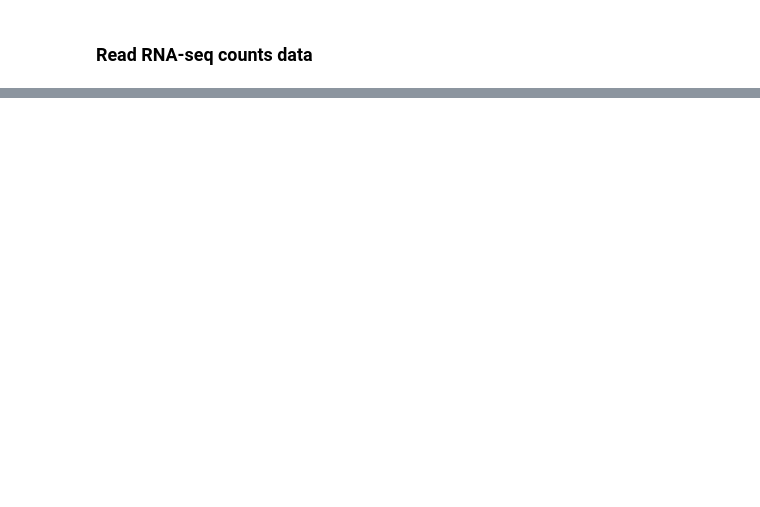
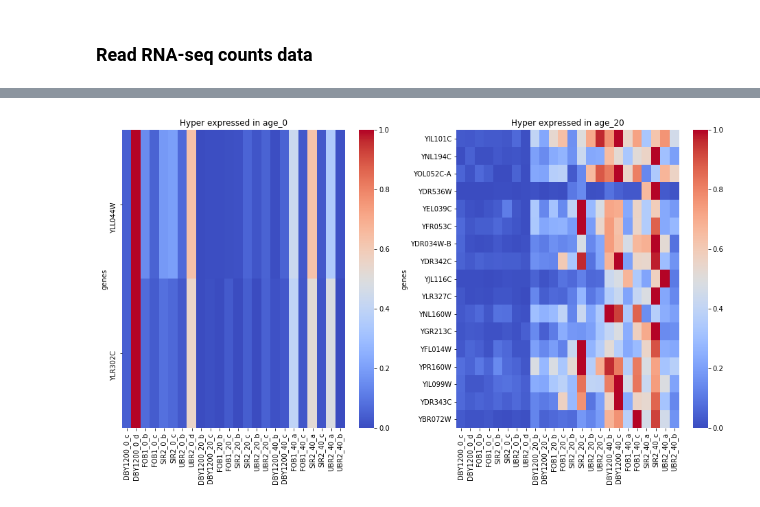
Before and after one commit to Javkhaa/rna_seq_analysis, a Jupyter notebook: rna_seq_deg/DEG_explorer.ipynb, the cells around one changed output, grey strips where cells are left out. Drawn from its saved outputs; the diff is of its cells as text; code cells hidden in the pictures; blank space fills up the shorter version.

Commit message:
updated jupyter notebook

```diff
--- a/rna_seq_deg/DEG_explorer.ipynb
+++ b/rna_seq_deg/DEG_explorer.ipynb
@@ -47,6 +74,5 @@ def read_rnaseq_counts(infile):
 # %% [markdown]
 ### Read RNA-seq counts data
 # %%
-rnaseq_counts_files = sorted(glob.glob('/Users/jganbat/Documents/jupyter_notebooks/rna_seq_analysis/rna_counts/*'))
-
+rnaseq_counts_files = sorted(glob.glob('../rna_counts/*'))
 combined_counts = pd.concat([read_rnaseq_counts(rnaseq_count) for rnaseq_count in rnaseq_counts_files], axis=1).sort_index()
@@ -78,26 +95,0 @@ gene_size_df = pd.DataFrame.from_records(gene_size_list, columns=['gene', 'gene_
-# %%
-# Normalize based on gene size
-combined_counts = combined_counts.apply(lambda x: x/gene_size_df.loc[x.name, 'gene_size'], axis=1)
-# Normalize counts by total sum
-norm_df = combined_counts.apply(lambda x: x/x.sum(), axis=0)
-# %%
-def plot_heatmap(df):
-    norm_df = df.apply(lambda x: x/max(x), axis=1)
-    return go.Heatmap(x=norm_df.columns, y=norm_df.index, z=norm_df)
-
-
-def plot_deg_gene_matrix(combined_counts_df, col_order, deg_file, fold_change_threshold=3):
-    # Diff Exp Genes from edgeR
-    deg_df = pd.read_csv(deg_file, sep='\t').set_index('genes')
-    up_deg_df = deg_df[deg_df['logFC'] >= fold_change_threshold].sort_values(by='logFC', ascending=False)
-    down_deg_df = deg_df[deg_df['logFC'] <= -fold_change_threshold].sort_values(by='logFC')
-
-    grp1_name, grp2_name = deg_file[:-len('.tsv')].split('_vs_')
-    fig = make_subplots(rows=1, cols=2, vertical_spacing=10,
-                        subplot_titles=('Hyper expressed in {}'.format(grp1_name),
-                                        'Hyper expressed in {}'.format(grp2_name)))
-
-    fig.add_trace(plot_heatmap(combined_counts.loc[down_deg_df.index, col_order]), row=1, col=1)
-    fig.add_trace(plot_heatmap(combined_counts.loc[up_deg_df.index, col_order]), row=1, col=2)
-    fig.update_layout(height=600, width=1200)
-    fig.show()
@@ -104,3 +130,3 @@ def plot_deg_gene_matrix(combined_counts_df, col_order, deg_file, fold_change_th
 # %%
-plot_deg_gene_matrix(combined_counts, age_ordered_cols, 'age_0_vs_age_20.tsv', fold_change_threshold=2)
+plot_deg_gene_matrix(combined_counts, age_ordered_cols, 'age_0_vs_age_20.tsv', fold_change_threshold=3)
 # %% [output]
@@ -108 +133,2 @@ plot_deg_gene_matrix(combined_counts, age_ordered_cols, 'age_0_vs_age_20.tsv', f
+[figure, added]
 # %%
```
Also changed, not shown: parts of 17 cells of this notebook, 25 other files.
